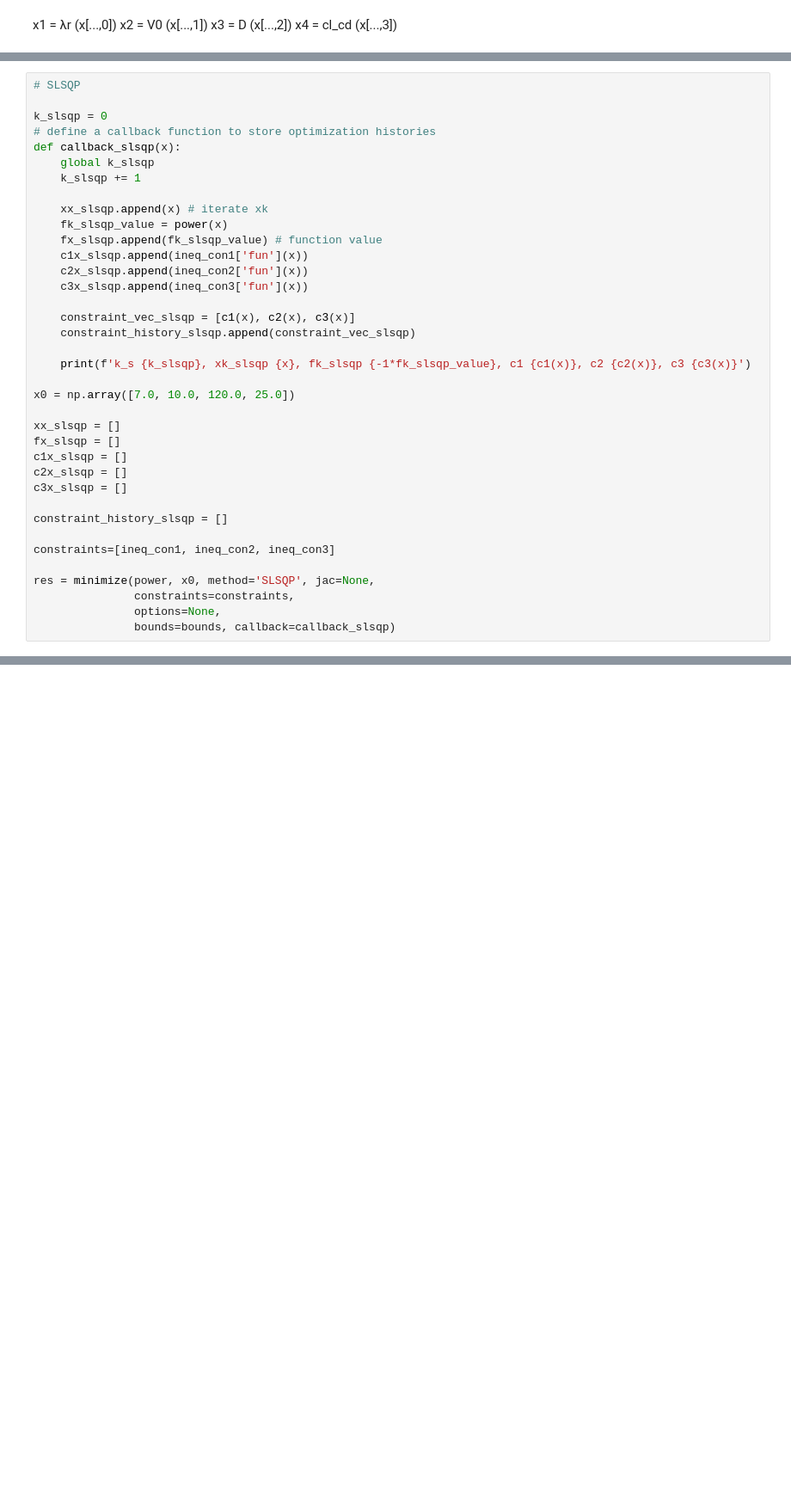
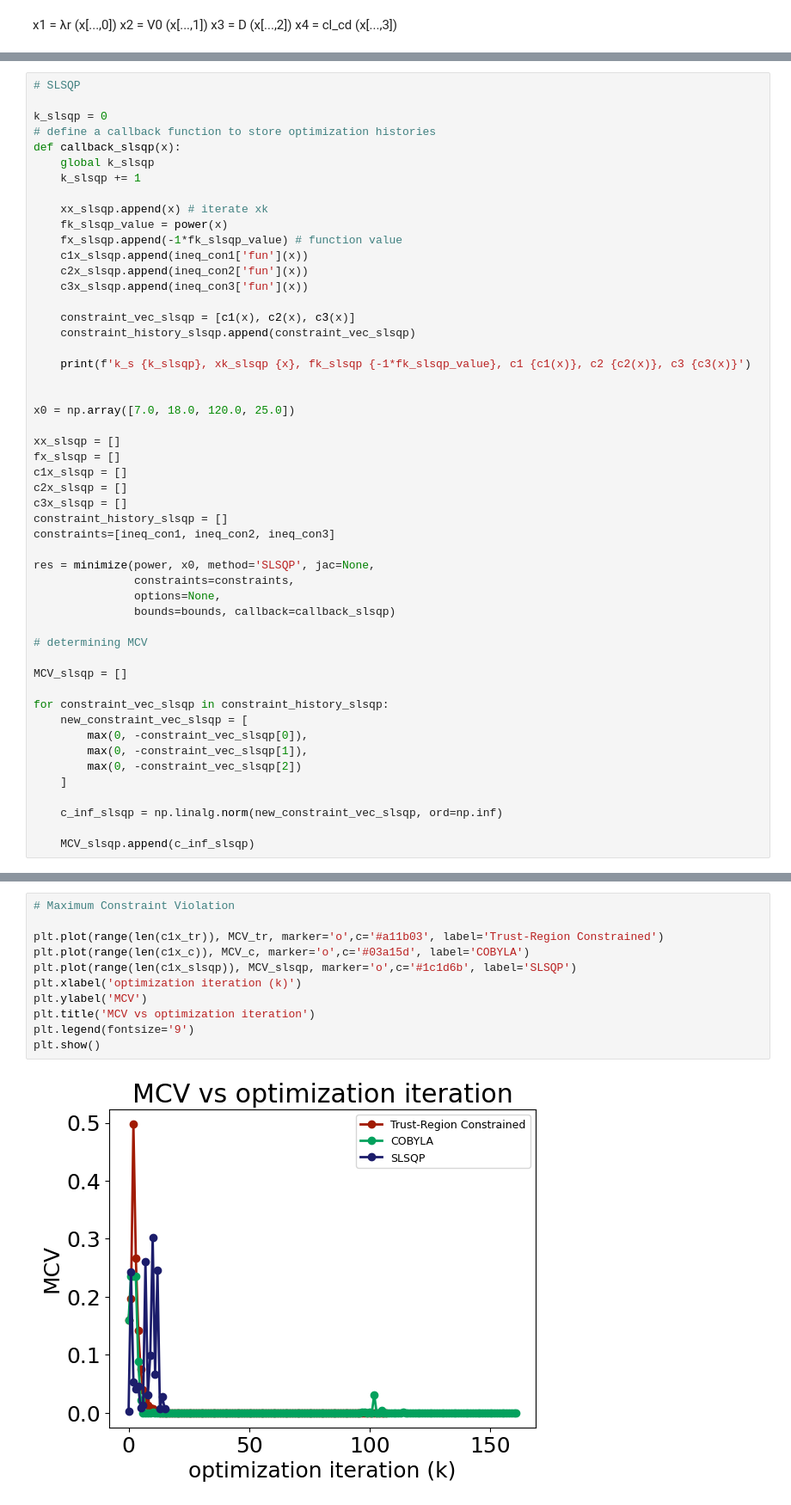
Before and after one commit to divyatyagi8/AERSP497_Project, a Jupyter notebook: windpower_opt.ipynb, the cells around one changed output, grey strips where cells are left out. Shown at 86% size. Saved outputs shown, nothing was run; the diff lists cells and outputs as text; blank space fills up the shorter version.

```diff
--- a/windpower_opt.ipynb
+++ b/windpower_opt.ipynb
@@ -303,7 +335,7 @@ def callback_slsqp(x):
 
     xx_slsqp.append(x) # iterate xk
     fk_slsqp_value = power(x)
-    fx_slsqp.append(fk_slsqp_value) # function value
+    fx_slsqp.append(-1*fk_slsqp_value) # function value
     c1x_slsqp.append(ineq_con1['fun'](x))
     c2x_slsqp.append(ineq_con2['fun'](x))
     c3x_slsqp.append(ineq_con3['fun'](x))
@@ -313,20 +345,34 @@ def callback_slsqp(x):
 
     print(f'k_s {k_slsqp}, xk_slsqp {x}, fk_slsqp {-1*fk_slsqp_value}, c1 {c1(x)}, c2 {c2(x)}, c3 {c3(x)}')
 
-x0 = np.array([7.0, 10.0, 120.0, 25.0])
+
+x0 = np.array([7.0, 18.0, 120.0, 25.0])
 
 xx_slsqp = []
 fx_slsqp = []
 c1x_slsqp = []
 c2x_slsqp = []
 c3x_slsqp = []
-
 constraint_history_slsqp = []
-
 constraints=[ineq_con1, ineq_con2, ineq_con3]
 
 res = minimize(power, x0, method='SLSQP', jac=None,
                constraints=constraints,
                options=None,
                bounds=bounds, callback=callback_slsqp)
+
+# determining MCV
+
+MCV_slsqp = []
+
+for constraint_vec_slsqp in constraint_history_slsqp:
+    new_constraint_vec_slsqp = [
+        max(0, -constraint_vec_slsqp[0]),
+        max(0, -constraint_vec_slsqp[1]),
+        max(0, -constraint_vec_slsqp[2])
+    ]
+
+    c_inf_slsqp = np.linalg.norm(new_constraint_vec_slsqp, ord=np.inf)
+
+    MCV_slsqp.append(c_inf_slsqp)
 # %% [output]
@@ -385,0 +492,13 @@ IndexError: list index out of range
+# %%
+# Maximum Constraint Violation
+
+plt.plot(range(len(c1x_tr)), MCV_tr, marker='o',c='#a11b03', label='Trust-Region Constrained')
+plt.plot(range(len(c1x_c)), MCV_c, marker='o',c='#03a15d', label='COBYLA')
+plt.plot(range(len(c1x_slsqp)), MCV_slsqp, marker='o',c='#1c1d6b', label='SLSQP')
+plt.xlabel('optimization iteration (k)')
+plt.ylabel('MCV')
+plt.title('MCV vs optimization iteration')
+plt.legend(fontsize='9')
+plt.show()
+# %% [output]
+[figure, added]
```
Also changed, not shown: parts of 9 cells of this notebook.
